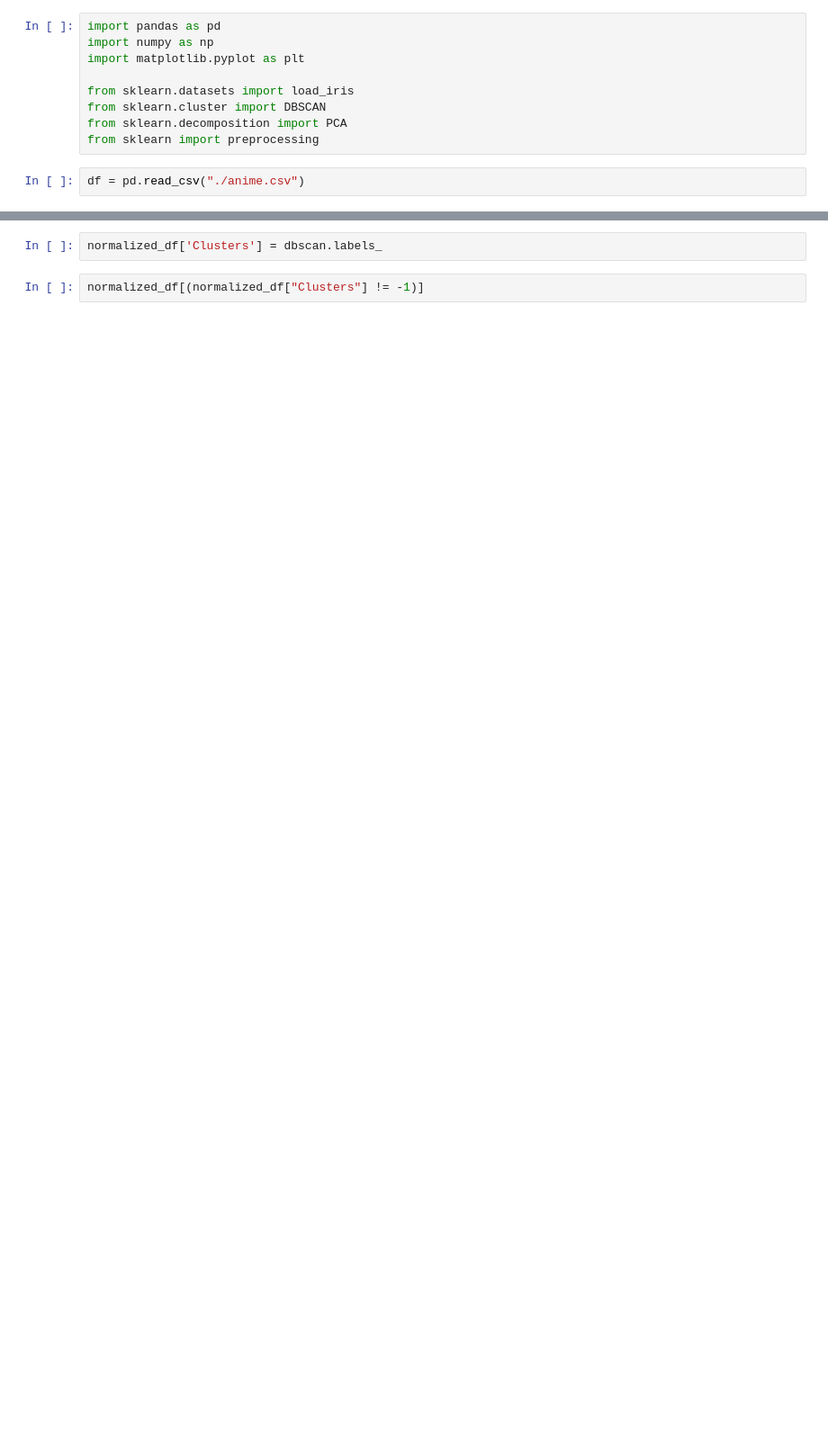
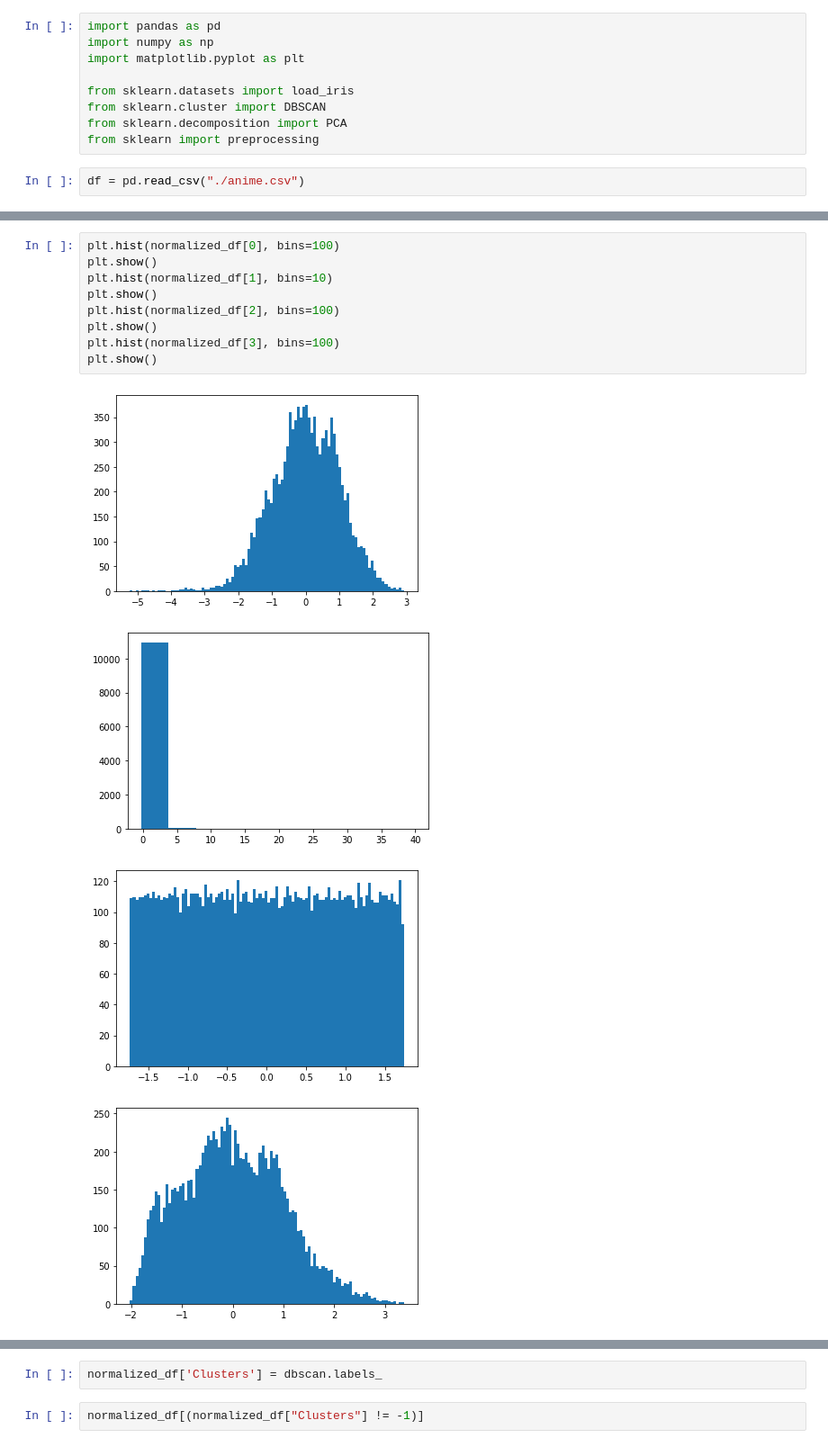
Before and after one commit to 1dimadim1/-PyLearn, a Jupyter notebook: HW2/HW2/HW2.2.ipynb, the cells around one changed output, grey strips where cells are left out. Shown at 90% size. Saved outputs shown, nothing was run; the diff lists cells and outputs as text; blank space fills up the shorter version.

```diff
--- a/HW2/HW2/HW2.2.ipynb
+++ b/HW2/HW2/HW2.2.ipynb
@@ -52,3 +73,17 @@ normalized_df
+# %%
+plt.hist(normalized_df[0], bins=100)
+plt.show()
+plt.hist(normalized_df[1], bins=10)
+plt.show()
+plt.hist(normalized_df[2], bins=100)
+plt.show()
+plt.hist(normalized_df[3], bins=100)
+plt.show()
+# %% [output]
+[figure, added]
+[figure, added]
+[figure, added]
+[figure, added]
 # %%
 # Определяем модель
 normalized_df = normalized_df.drop(['Clusters'], axis=1)
```
Also changed, not shown: parts of 7 cells of this notebook.
